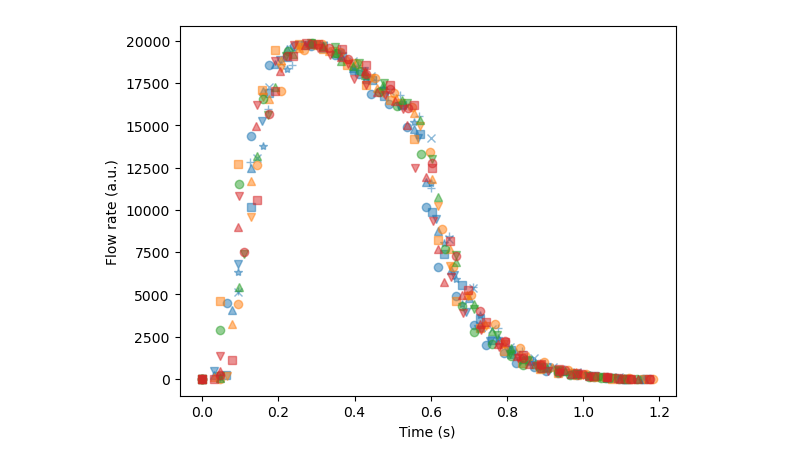
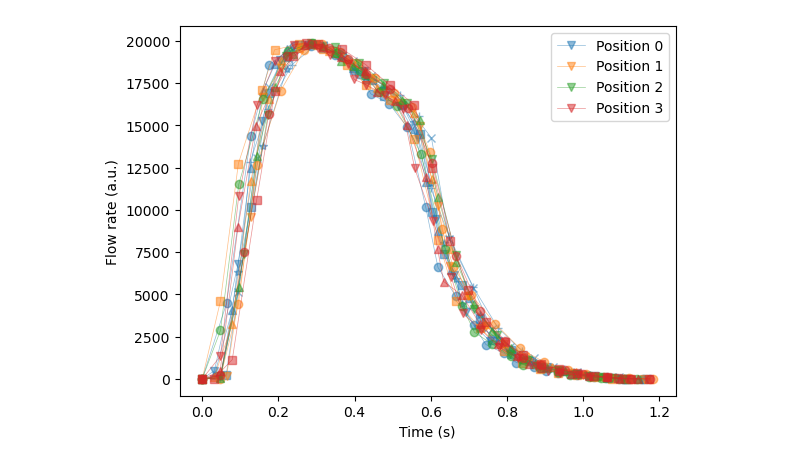
Before and after one commit to TFLVerouden/ETPoF, a Jupyter notebook: flowmeter_data.ipynb, the cells around one changed output. Cells and saved outputs as stored; diff of their text form; code cells hidden in the pictures.

Commit message:
Read flowmeter data

```diff
--- a/flowmeter_data.ipynb
+++ b/flowmeter_data.ipynb
@@ -44,32 +44,34 @@ def import_flowmeter(file_path, set_time_zero=True):
 # %%
 # Set the path to the flow meter data file
 directory = 'data/flowmeter/'
 
 # Get a list of all the files in the directory, filtering out hidden files
 files = [file for file in os.listdir(directory) if not file.startswith('.')]
 
 # Import the data from all files in the directory
 data = [import_flowmeter(directory + file) for file in files]
 
 # Split the dataset according to the position number in the file name
 data = [[data[j] for j in range(len(data)) if f'pos{i}' in files[j]]
         for i in range(1, 5)]
 
 # Define a list of colors
 colors = plt.rcParams['axes.prop_cycle'].by_key()['color']
 
 # Define a list of marker styles
-markers = ['o', 'v', '^', 's', '+', 'x', '*', 'D', 'P', 'X']
+markers = ['o', 'v', '^', 's', '+', 'x', '*']
 
 # Plot all data points, with separate colours for each position and symbols for each entry
 fig, ax = plt.subplots()
 for i in range(4):
     for j in range(len(data[i])):
-        ax.plot(data[i][j]['time'], data[i][j]['flow'],
-                marker=markers[j], color=colors[i], lw=0, alpha=0.5)
+        label = f'Position {i}' if j == 1 else '_'
+        ax.plot(data[i][j]['time'], data[i][j]['flow'], lw=0.5, alpha=0.5,
+                marker=markers[j], color=colors[i], label=label)
+
 ax.set_xlabel('Time (s)')
 ax.set_ylabel('Flow rate (a.u.)')
-# ax.legend()
+ax.legend()
 plt.show()
 # %% [output]
-[figure, old version]
+[figure, new version]
```
